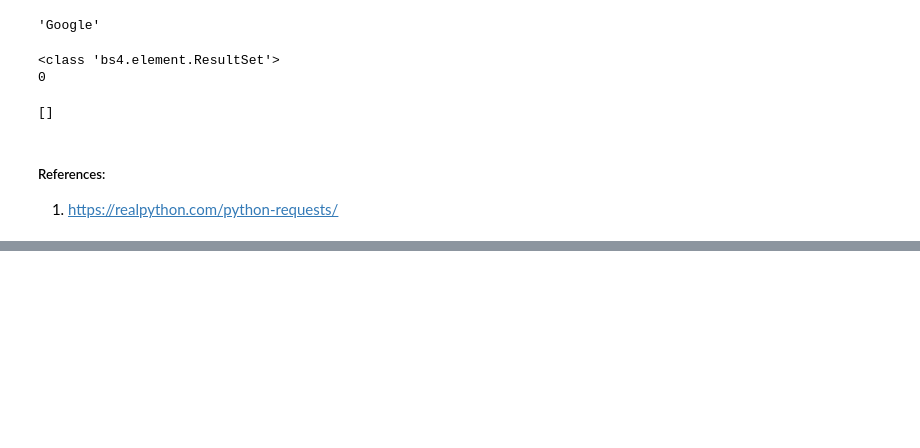
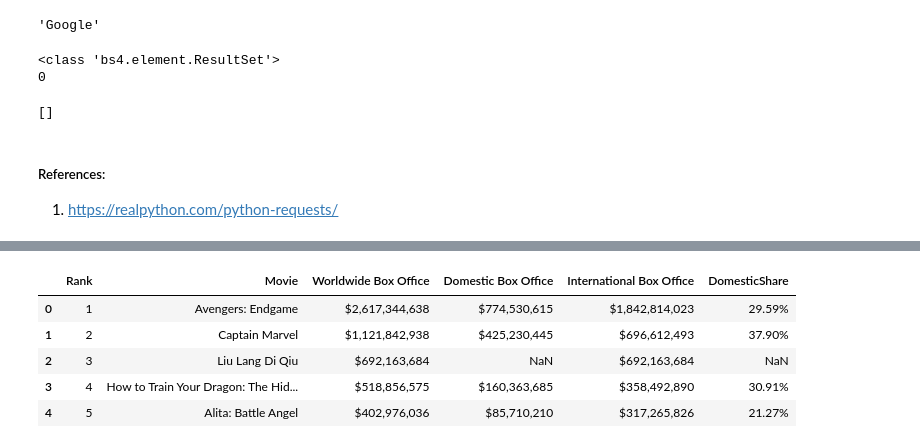
Before and after one commit to duttashi/scrapers, a Jupyter notebook: src/python/automate the boring stuff/fundamentals of requests and beautifulsoup.ipynb, the cells around one changed output, grey strips where cells are left out. Saved outputs shown, nothing was run; the diff lists cells and outputs as text; code cells hidden in the pictures; blank space fills up the shorter version.

```diff
--- a/src/python/automate the boring stuff/fundamentals of requests and beautifulsoup.ipynb
+++ b/src/python/automate the boring stuff/fundamentals of requests and beautifulsoup.ipynb
@@ -175,0 +193,22 @@ print (len(search_results))
+# %%
+#parse url
+soup = BeautifulSoup(data, "html.parser")
+# %%
+#find the tables you want
+table = soup.findAll("table")[1:]
+# %%
+#read it into pandas
+df = pd.read_html(str(table))
+# %%
+#concat both the tables
+df = pd.concat([df[0],df[1]])
+# %%
+# Result
+df.head(5)
+# %% [output]
+|  | Rank | Movie | Worldwide Box Office | Domestic Box Office | International Box Office | DomesticShare |
+| 0 | 1 | Avengers: Endgame | $2,617,344,638 | $774,530,615 | $1,842,814,023 | 29.59% |
+| 1 | 2 | Captain Marvel | $1,121,842,938 | $425,230,445 | $696,612,493 | 37.90% |
+| 2 | 3 | Liu Lang Di Qiu | $692,163,684 | NaN | $692,163,684 | NaN |
+| 3 | 4 | How to Train Your Dragon: The Hid... | $518,856,575 | $160,363,685 | $358,492,890 | 30.91% |
+| 4 | 5 | Alita: Battle Angel | $402,976,036 | $85,710,210 | $317,265,826 | 21.27% |
```
Also changed, not shown: parts of 5 cells of this notebook.
